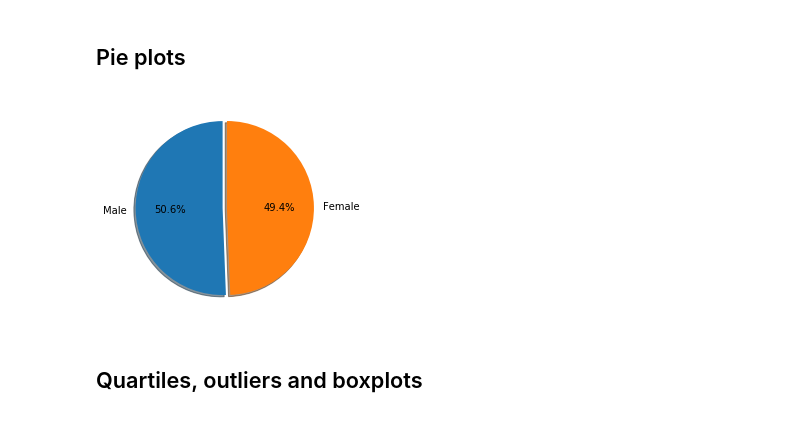
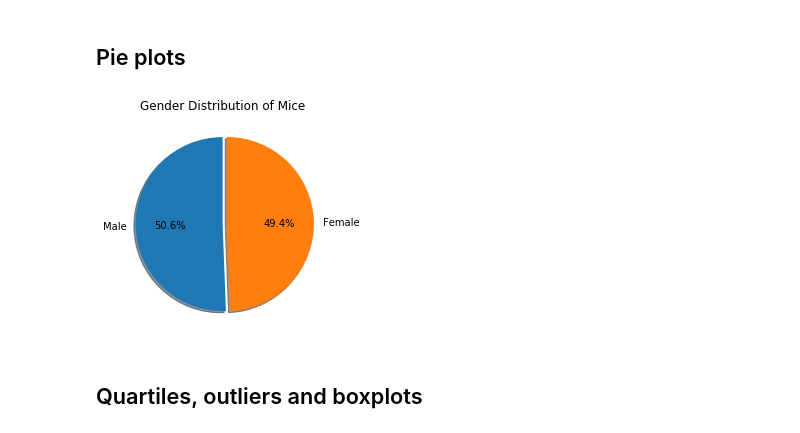
Before and after one commit to dylanm2094/matplotlib-challenge, a Jupyter notebook: hw5_starter.ipynb, the cells around one changed output. Saved outputs shown, nothing was run; the diff lists cells and outputs as text; code cells hidden in the pictures.

```diff
--- a/hw5_starter.ipynb
+++ b/hw5_starter.ipynb
@@ -88,12 +76,13 @@ plt.show()
 # %%
 # Generate a pie plot showing the distribution of female versus male mice using pandas
 gender_count = df['Sex'].value_counts()
 explode = (0, 0.05)
 gender_count.plot(kind='pie', explode=explode, autopct="%1.1f%%", shadow=True, startangle=90)
+plt.title('Gender Distribution of Mice')
 plt.ylabel("")
 plt.show()
 # %% [output]
-[figure, old version]
+[figure, new version]
 # %%
 # Generate a pie plot showing the distribution of female versus male mice using pyplot
 # %% [markdown]
```
Also changed, not shown: parts of 8 cells of this notebook.
